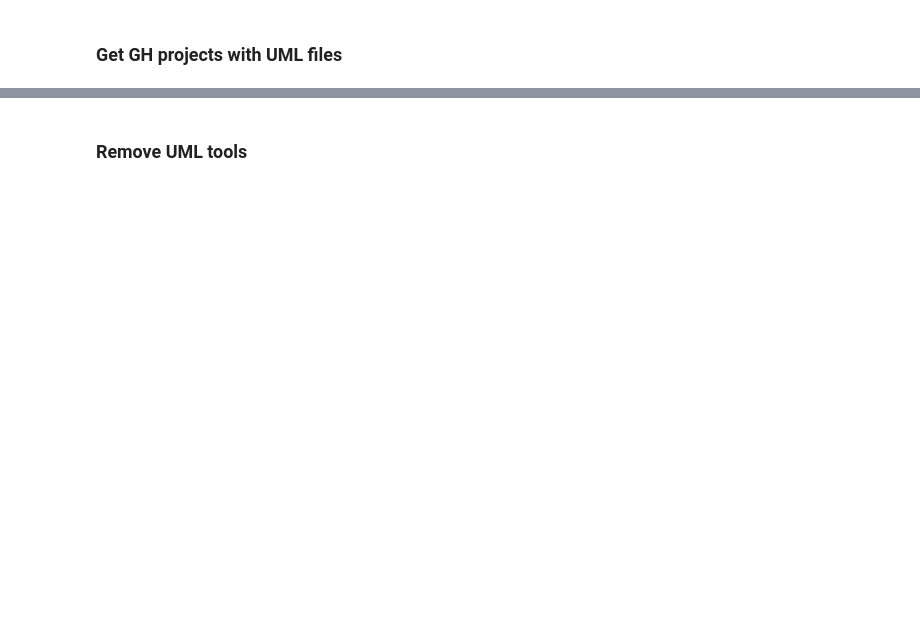
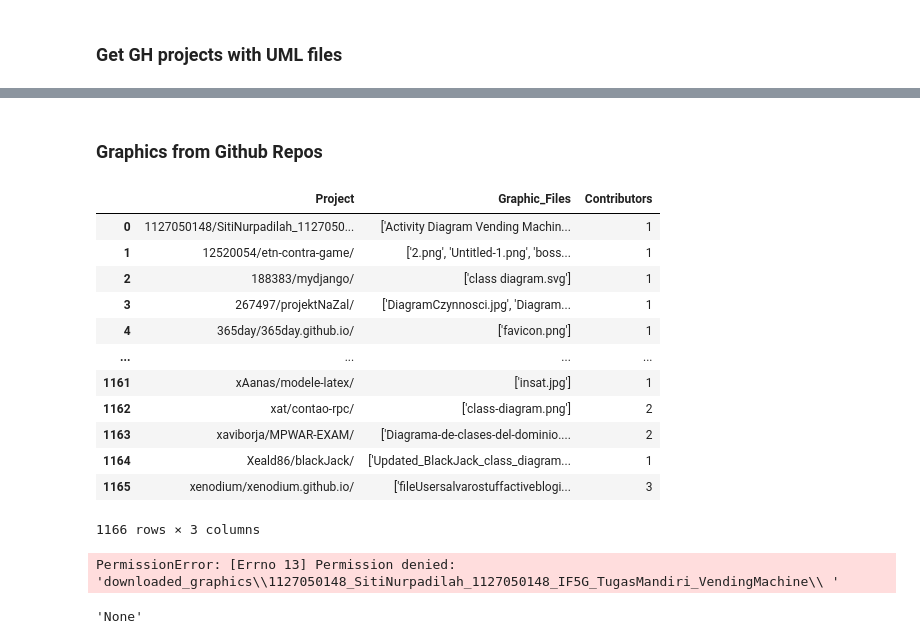
Before and after one commit to zakipauzi/uml_code_traceability, a Jupyter notebook: get_repos.ipynb, the cells around one changed output, grey strips where cells are left out. Saved outputs shown, nothing was run; the diff lists cells and outputs as text; code cells hidden in the pictures; blank space fills up the shorter version.

Commit message:
get contributor count

```diff
--- a/get_repos.ipynb
+++ b/get_repos.ipynb
@@ -276,2 +297,48 @@ repo_df.to_csv('uml_repos.csv', index=False, encoding='utf-8')
-# %% [markdown]
-### Remove UML tools
+# %% [markdown]
+### Graphics from Github Repos
+# %%
+repo_df = pd.read_csv('repo_contrib_df.csv')
+repo_df
+# %% [output]
+|  | Project | Graphic_Files | Contributors |
+| 0 | 1127050148/SitiNurpadilah_1127050... | ['Activity Diagram Vending Machin... | 1 |
+| 1 | 12520054/etn-contra-game/ | ['2.png', 'Untitled-1.png', 'boss... | 1 |
+| 2 | 188383/mydjango/ | ['class diagram.svg'] | 1 |
+| 3 | 267497/projektNaZal/ | ['DiagramCzynnosci.jpg', 'Diagram... | 1 |
+| 4 | 365day/365day.github.io/ | ['favicon.png'] | 1 |
+| ... | ... | ... | ... |
+| 1161 | xAanas/modele-latex/ | ['insat.jpg'] | 1 |
+| 1162 | xat/contao-rpc/ | ['class-diagram.png'] | 2 |
+| 1163 | xaviborja/MPWAR-EXAM/ | ['Diagrama-de-clases-del-dominio.... | 2 |
+| 1164 | Xeald86/blackJack/ | ['Updated_BlackJack_class_diagram... | 1 |
+| 1165 | xenodium/xenodium.github.io/ | ['fileUsersalvarostuffactiveblogi... | 3 |
+1166 rows × 3 columns
+# %%
+import os
+import requests
+from tqdm import tqdm
+
+def sanitize_folder_name(folder_name):
+    return "".join(c if c.isalnum() or c in (' ', '.', '_') else '_' for c in folder_name)
+
+def download_file(url, dest_folder):
+    if not os.path.exists(dest_folder):
+        os.makedirs(dest_folder, exist_ok=True)
+    response = requests.get(url, stream=True)
+    file_name = os.path.join(dest_folder, url.split('/')[-1])
+    with open(file_name, 'wb') as file:
+        for chunk in response.iter_content(1024):
+            file.write(chunk)
+
+def download_graphics(df):
+    for _, row in tqdm(df.iterrows(), total=df.shape[0]):
+        repo_name = row['Project'][:-1]
+        graphic_files = row['Graphic_Files']
+        sanitized_repo_name = sanitize_folder_name(repo_name.replace('/', '_'))
+        for file_path in graphic_files:
+            file_url = f'https://raw.githubusercontent.com/{repo_name}/master/{file_path}'
+            download_file(file_url, os.path.join('downloaded_graphics', sanitized_repo_name))
+
+download_graphics(repo_df)
+# %% [output]
+PermissionError: [Errno 13] Permission denied: 'downloaded_graphics\\1127050148_SitiNurpadilah_1127050148_IF5G_TugasMandiri_VendingMachine\\ '
@@ -277,0 +368,4 @@ repo_df.to_csv('uml_repos.csv', index=False, encoding='utf-8')
+# %%
+get_uml_files('zakipauzi/concept-domain-coverage/')
+# %% [output]
+'None'
```
Also changed, not shown: parts of 27 cells of this notebook, 3 other files.
